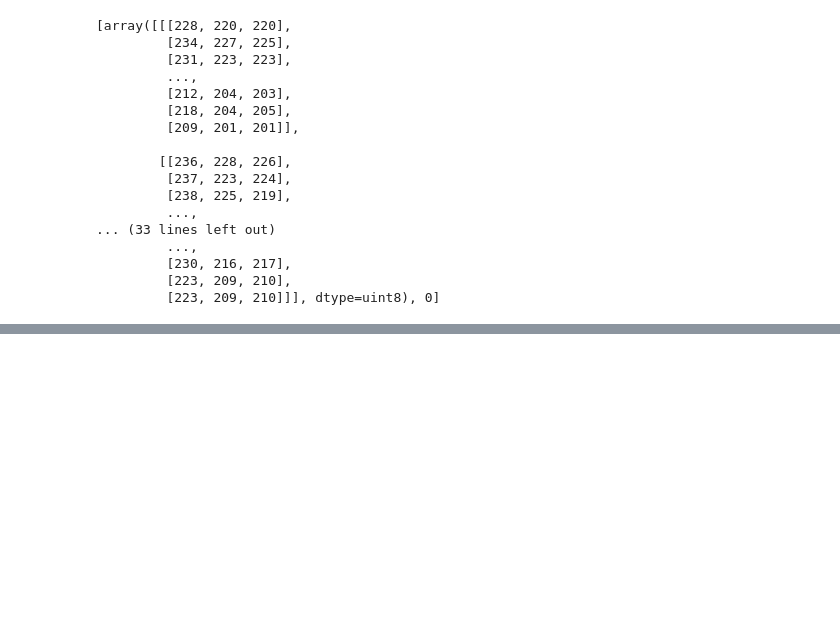
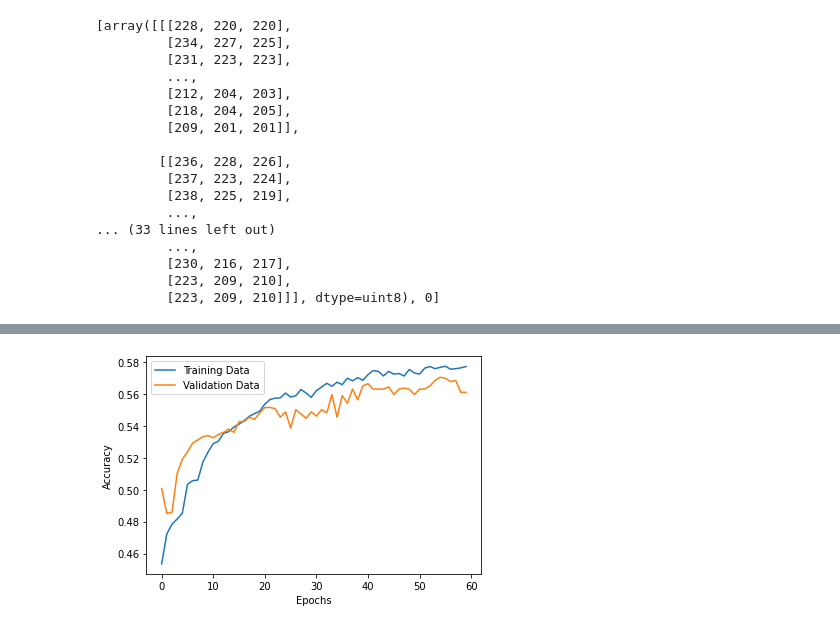
Before and after one commit to sartajsehgal/FarmLab-Disease-Prediction, a Jupyter notebook: Rice_Crop_Disease_Prediction.ipynb, the cells around one changed output, grey strips where cells are left out. Cells and saved outputs as stored; diff of their text form; code cells hidden in the pictures; blank space fills up the shorter version.

```diff
--- a/Rice_Crop_Disease_Prediction.ipynb
+++ b/Rice_Crop_Disease_Prediction.ipynb
@@ -295,0 +356,21 @@ plt.show()
+# %%
+from tensorflow.keras import layers, models
+flatten_layer = layers.Flatten()
+dense_layer_1 = layers.Dense(50, activation='relu')
+dense_layer_2 = layers.Dense(20, activation='relu')
+prediction_layer = layers.Dense(7, activation='softmax')
+
+
+model_VGG = models.Sequential([
+    base_model,
+    flatten_layer,
+    dense_layer_1,
+    dense_layer_2,
+    prediction_layer
+])
+# %%
+model_VGG.compile(
+    optimizer='adam',
+    loss='categorical_crossentropy',
+    metrics=['accuracy'],
+)
@@ -295,0 +380,9 @@ plt.show()
+# %%
+VGG_train_ds=tf.data.Dataset.from_tensor_slices((vgg_train_X,vgg_train_Y))
+VGG_valid_ds=tf.data.Dataset.from_tensor_slices((vgg_valid_X,vgg_valid_Y))
+VGG_test_ds=tf.data.Dataset.from_tensor_slices((vgg_test_X,vgg_test_Y))
+# %%
+history_VGG=model_VGG.fit(VGG_train_ds.batch(128),
+         epochs=60,
+         validation_data=VGG_valid_ds.batch(128)
+         )
@@ -295,0 +407,9 @@ plt.show()
+# %%
+plt.plot(history_VGG.history['accuracy'],label='Training Data')
+plt.plot(history_VGG.history['val_accuracy'],label='Validation Data')
+plt.xlabel('Epochs')
+plt.ylabel('Accuracy')
+plt.legend(loc='upper left')
+plt.show()
+# %% [output]
+[figure, added]
```
Also changed, not shown: parts of 21 cells of this notebook.
